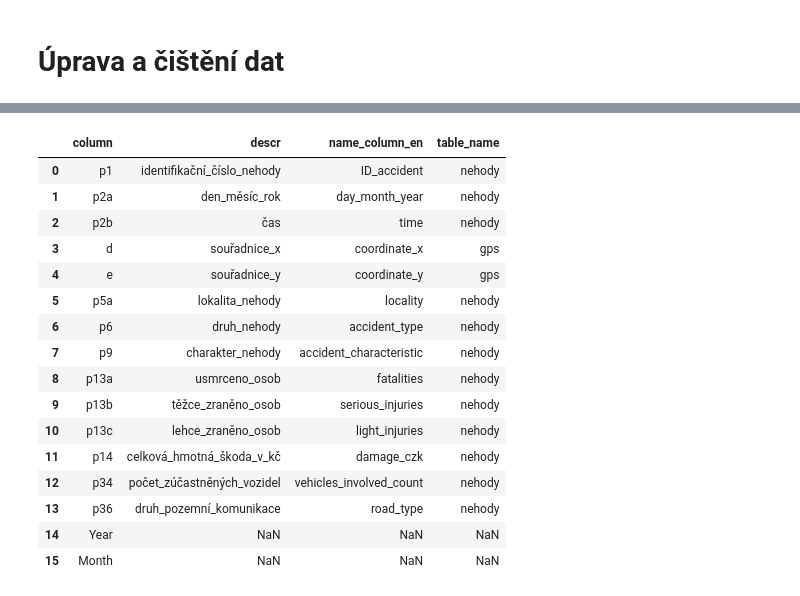
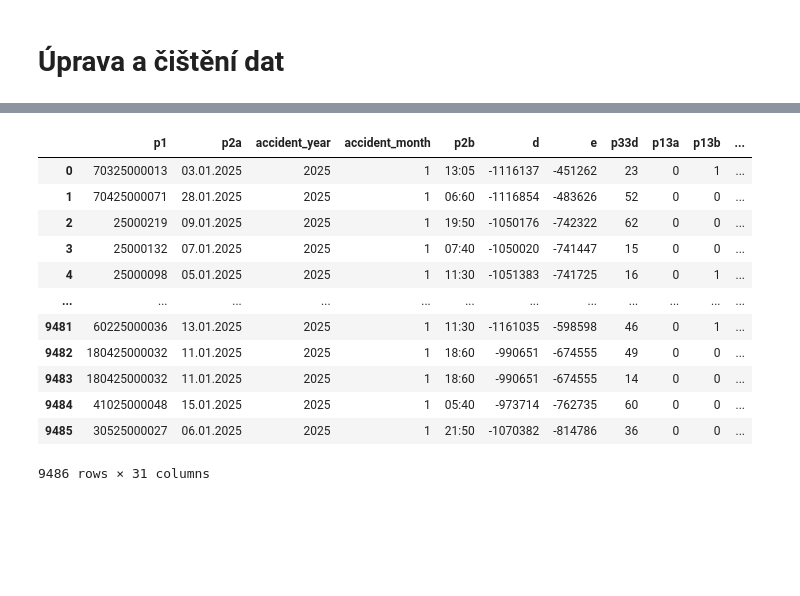
Before and after one commit to VvDustvV/traffic_accident_analysis, a Jupyter notebook: da.ipynb, the cells around one changed output, grey strips where cells are left out. Drawn from its saved outputs; the diff is of its cells as text; code cells hidden in the pictures; blank space fills up the shorter version.

```diff
--- a/da.ipynb
+++ b/da.ipynb
@@ -137,20 +307,16 @@ memory usage: 30.4+ MB
 # %%
-get_table_column_names(df_accidents_in_time)
+df_pedestrian_involvement
 # %% [output]
-|  | column | descr | name_column_en | table_name |
-| 0 | p1 | identifikační_číslo_nehody | ID_accident | nehody |
-| 1 | p2a | den_měsíc_rok | day_month_year | nehody |
-| 2 | p2b | čas | time | nehody |
-| 3 | d | souřadnice_x | coordinate_x | gps |
-| 4 | e | souřadnice_y | coordinate_y | gps |
-| 5 | p5a | lokalita_nehody | locality | nehody |
-| 6 | p6 | druh_nehody | accident_type | nehody |
-| 7 | p9 | charakter_nehody | accident_characteristic | nehody |
-| 8 | p13a | usmrceno_osob | fatalities | nehody |
-| 9 | p13b | těžce_zraněno_osob | serious_injuries | nehody |
-| 10 | p13c | lehce_zraněno_osob | light_injuries | nehody |
-| 11 | p14 | celková_hmotná_škoda_v_kč | damage_czk | nehody |
-| 12 | p34 | počet_zúčastněných_vozidel | vehicles_involved_count | nehody |
-| 13 | p36 | druh_pozemní_komunikace | road_type | nehody |
-| 14 | Year | NaN | NaN | NaN |
-| 15 | Month | NaN | NaN | NaN |
+|  | p1 | p2a | accident_year | accident_month | p2b | d | e | p33d | p13a | p13b | ... |
+| 0 | 70325000013 | 03.01.2025 | 2025 | 1 | 13:05 | -1116137 | -451262 | 23 | 0 | 1 | ... |
+| 1 | 70425000071 | 28.01.2025 | 2025 | 1 | 06:60 | -1116854 | -483626 | 52 | 0 | 0 | ... |
+| 2 | 25000219 | 09.01.2025 | 2025 | 1 | 19:50 | -1050176 | -742322 | 62 | 0 | 0 | ... |
+| 3 | 25000132 | 07.01.2025 | 2025 | 1 | 07:40 | -1050020 | -741447 | 15 | 0 | 0 | ... |
+| 4 | 25000098 | 05.01.2025 | 2025 | 1 | 11:30 | -1051383 | -741725 | 16 | 0 | 1 | ... |
+| ... | ... | ... | ... | ... | ... | ... | ... | ... | ... | ... | ... |
+| 9481 | 60225000036 | 13.01.2025 | 2025 | 1 | 11:30 | -1161035 | -598598 | 46 | 0 | 1 | ... |
+| 9482 | 180425000032 | 11.01.2025 | 2025 | 1 | 18:60 | -990651 | -674555 | 49 | 0 | 0 | ... |
+| 9483 | 180425000032 | 11.01.2025 | 2025 | 1 | 18:60 | -990651 | -674555 | 14 | 0 | 0 | ... |
+| 9484 | 41025000048 | 15.01.2025 | 2025 | 1 | 05:40 | -973714 | -762735 | 60 | 0 | 0 | ... |
+| 9485 | 30525000027 | 06.01.2025 | 2025 | 1 | 21:50 | -1070382 | -814786 | 36 | 0 | 0 | ... |
+9486 rows × 31 columns
```
Also changed, not shown: parts of 24 cells of this notebook, 2 other files.
